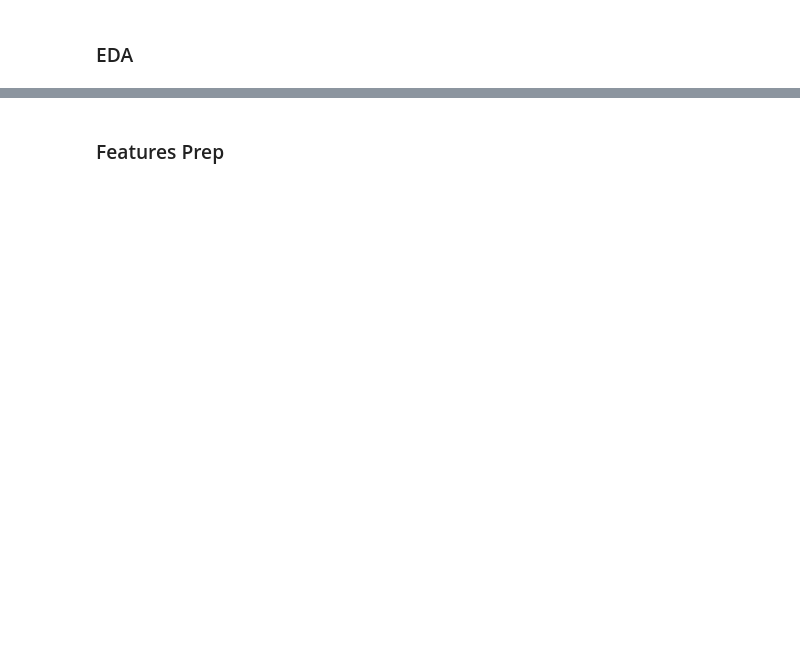
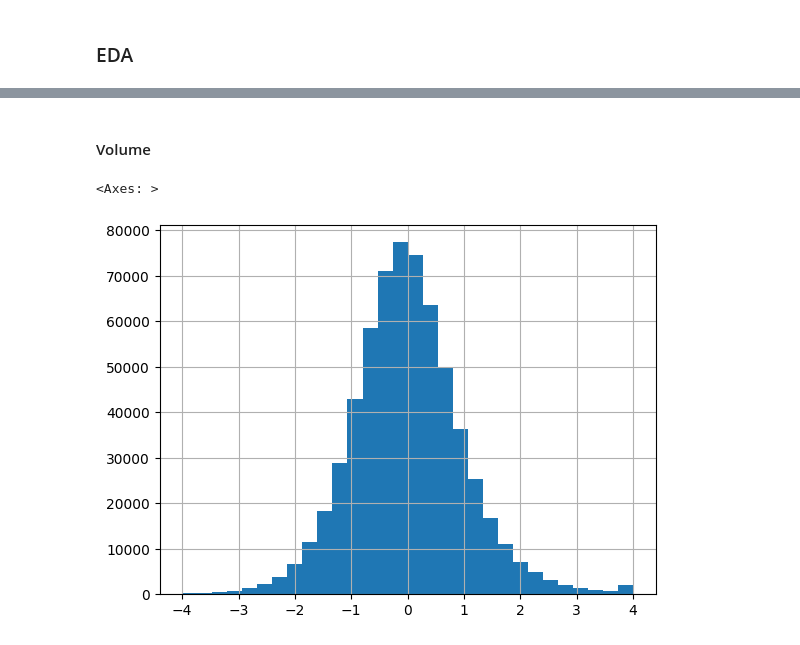
Before and after one commit to gruberjulius/ML_Task_4, a Jupyter notebook: EDA.ipynb, the cells around one changed output, grey strips where cells are left out. Cells and saved outputs as stored; diff of their text form; code cells hidden in the pictures; blank space fills up the shorter version.

```diff
--- a/EDA.ipynb
+++ b/EDA.ipynb
@@ -22 +25,8 @@ intraday_df.dropna(subset= 'CumReturnResid', inplace=True)
+# %%
+daily_df = pd.read_pickle('daily_df.pkl')
+intraday_df =  pd.read_pickle('intraday_df.pkl')
+data_prep = DataPrep(intraday_df, daily_df)
+target_df = data_prep.get_target(clip_MAD=True, normalize= True)
+X_df = data_prep.get_features()
+input_data = X_df.join(target_df[['y', 'y_actual_clipped']], how = 'right')
 # %% [markdown]
@@ -45,2 +34,7 @@ X_df
-# %% [markdown]
-### Features Prep
+# %% [markdown]
+#### Volume
+# %%
+input_data.VolumeChangeNormalize.hist(bins = 30)
+# %% [output]
+<Axes: >
+[figure, added]
```
Also changed, not shown: parts of 29 cells of this notebook, 2 other files.
